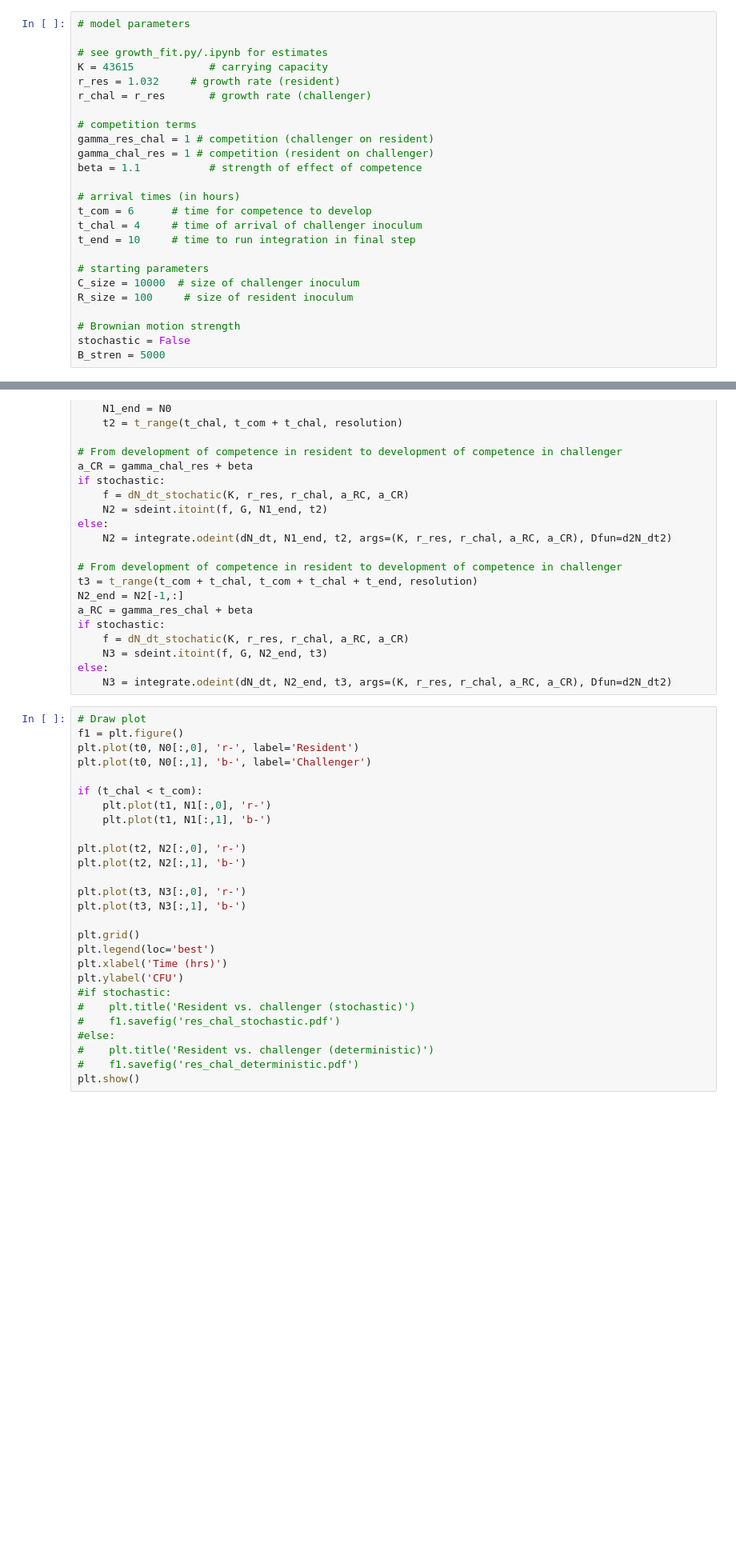
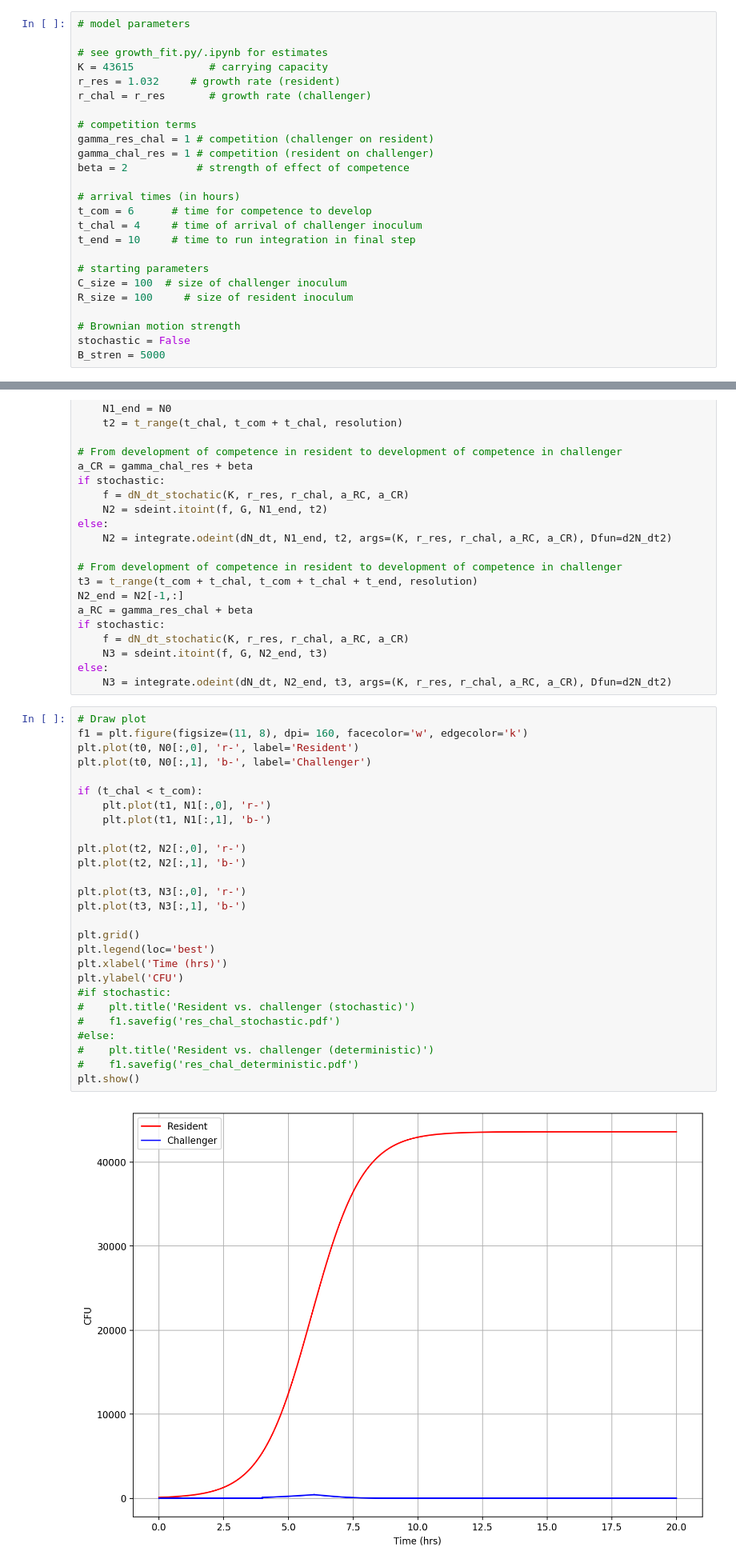
Before and after one commit to johnlees/competition_model, a Jupyter notebook: two_strain_ODEs.ipynb, the cells around one changed output, grey strips where cells are left out. Shown at 80% size. Saved outputs shown, nothing was run; the diff lists cells and outputs as text; blank space fills up the shorter version.

```diff
--- a/two_strain_ODEs.ipynb
+++ b/two_strain_ODEs.ipynb
@@ -50,7 +50,7 @@ r_chal = r_res       # growth rate (challenger)
 # competition terms
 gamma_res_chal = 1 # competition (challenger on resident)
 gamma_chal_res = 1 # competition (resident on challenger)
-beta = 1.1           # strength of effect of competence
+beta = 2           # strength of effect of competence
 
 # arrival times (in hours)
 t_com = 6      # time for competence to develop
@@ -58,7 +58,7 @@ t_chal = 4     # time of arrival of challenger inoculum
 t_end = 10     # time to run integration in final step
 
 # starting parameters
-C_size = 10000  # size of challenger inoculum
+C_size = 100  # size of challenger inoculum
 R_size = 100     # size of resident inoculum
 
 # Brownian motion strength
@@ -121,28 +121,30 @@ else:
     N3 = integrate.odeint(dN_dt, N2_end, t3, args=(K, r_res, r_chal, a_RC, a_CR), Dfun=d2N_dt2)
 # %%
 # Draw plot
-f1 = plt.figure()
+f1 = plt.figure(figsize=(11, 8), dpi= 160, facecolor='w', edgecolor='k')
 plt.plot(t0, N0[:,0], 'r-', label='Resident')
 plt.plot(t0, N0[:,1], 'b-', label='Challenger')
 
 if (t_chal < t_com):
     plt.plot(t1, N1[:,0], 'r-')
     plt.plot(t1, N1[:,1], 'b-')
 
 plt.plot(t2, N2[:,0], 'r-')
 plt.plot(t2, N2[:,1], 'b-')
 
 plt.plot(t3, N3[:,0], 'r-')
 plt.plot(t3, N3[:,1], 'b-')
 
 plt.grid()
 plt.legend(loc='best')
 plt.xlabel('Time (hrs)')
 plt.ylabel('CFU')
 #if stochastic:
 #    plt.title('Resident vs. challenger (stochastic)')
 #    f1.savefig('res_chal_stochastic.pdf')
 #else:
 #    plt.title('Resident vs. challenger (deterministic)')
 #    f1.savefig('res_chal_deterministic.pdf')
 plt.show()
+# %% [output]
+[figure, added]
```
Also changed, not shown: 6 other files.
